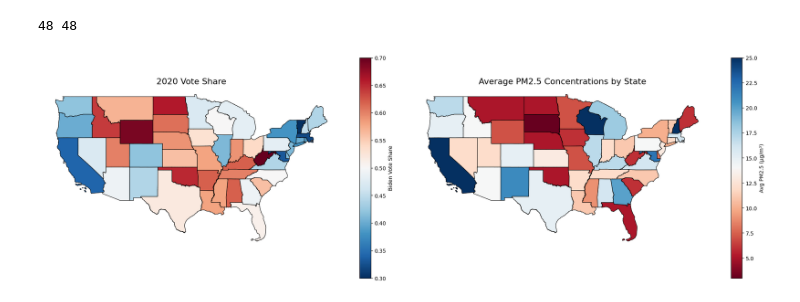
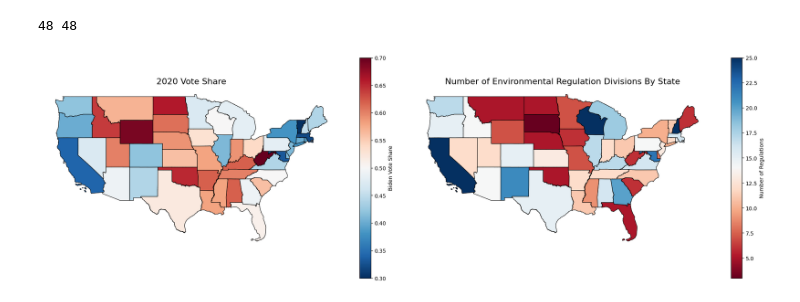
Before and after one commit to EddieZ18326/WaterQualityProject, a Jupyter notebook: voting_district/generate_regulations_map.ipynb, the cells around one changed output. Cells and saved outputs as stored; diff of their text form; code cells hidden in the pictures.

```diff
--- a/voting_district/generate_regulations_map.ipynb
+++ b/voting_district/generate_regulations_map.ipynb
@@ -33,33 +33,33 @@ vote_data = pd.DataFrame({
 })
 
 print(len(vote_data["pm25"]), len(vote_data["trump_share"]))
 
 gdf = gdf.merge(vote_data, on="STUSPS")
 
 fig, (ax1, ax2) = plt.subplots(1, 2, figsize=(20, 10))
 
 gdf.plot(column='trump_share',
          cmap='RdBu_r',
          linewidth=0.8,
          edgecolor='black',
          legend=True,
          legend_kwds={'label': "Biden Vote Share", 'shrink': 0.6},
          ax=ax1)
 ax1.set_title("2020 Vote Share", fontsize = 16)
 ax1.axis('off')
 
 gdf.plot(column='pm25',
          cmap='RdBu',
          linewidth=0.8,
          edgecolor='black',
          legend=True,
-         legend_kwds={'label': "Avg PM2.5 (μg/m³)", 'shrink': 0.6},
+         legend_kwds={'label': "Number of Regulations", 'shrink': 0.6},
          ax=ax2)
-ax2.set_title("Average PM2.5 Concentrations by State", fontsize = 16)
+ax2.set_title("Number of Environmental Regulation Divisions By State", fontsize = 16)
 ax2.axis('off')
 
 plt.tight_layout()
 plt.show()
 # %% [output]
 48 48
-[figure, old version]
+[figure, new version]
```
